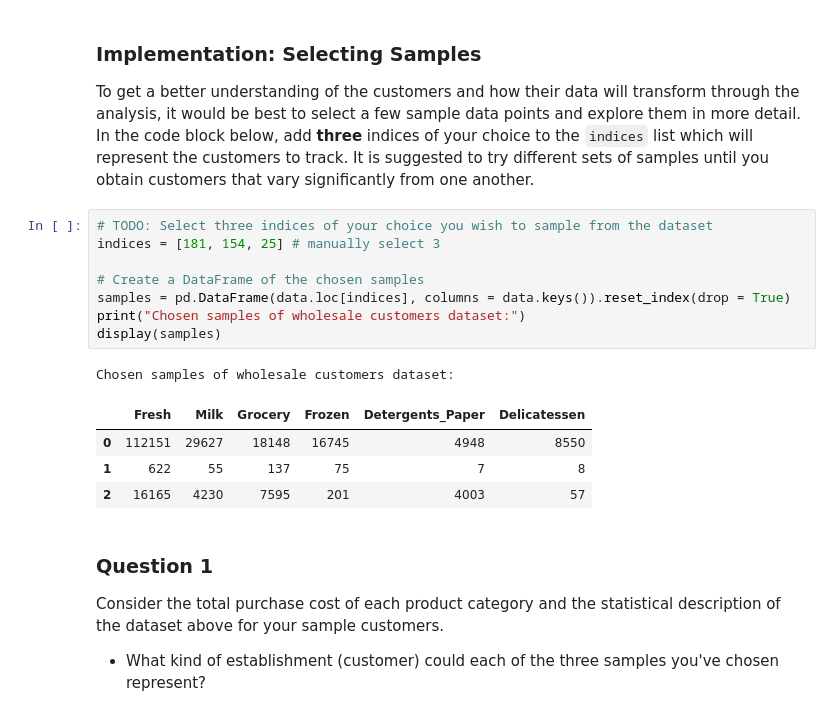
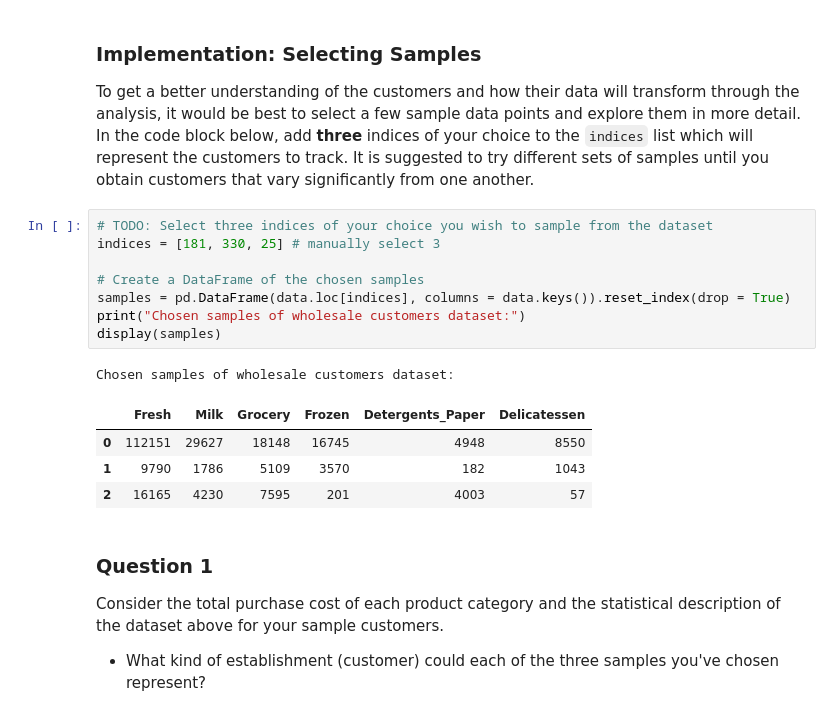
Before and after one commit to jjhz/machine-learning, a Jupyter notebook: projects/customer_segments/customer_segments.ipynb, the cells around one changed output. Cells and saved outputs as stored; diff of their text form.

```diff
--- a/projects/customer_segments/customer_segments.ipynb
+++ b/projects/customer_segments/customer_segments.ipynb
@@ -60,17 +60,17 @@ display(data.describe())
 To get a better understanding of the customers and how their data will transform through the analysis, it would be best to select a few sample data points and explore them in more detail. In the code block below, add **three** indices of your choice to the `indices` list which will represent the customers to track. It is suggested to try different sets of samples until you obtain customers that vary significantly from one another.
 # %%
 # TODO: Select three indices of your choice you wish to sample from the dataset
-indices = [181, 154, 25] # manually select 3
+indices = [181, 330, 25] # manually select 3
 
 # Create a DataFrame of the chosen samples
 samples = pd.DataFrame(data.loc[indices], columns = data.keys()).reset_index(drop = True)
 print("Chosen samples of wholesale customers dataset:")
 display(samples)
 # %% [output]
 Chosen samples of wholesale customers dataset:
 |  | Fresh | Milk | Grocery | Frozen | Detergents_Paper | Delicatessen |
 | 0 | 112151 | 29627 | 18148 | 16745 | 4948 | 8550 |
-| 1 | 622 | 55 | 137 | 75 | 7 | 8 |
+| 1 | 9790 | 1786 | 5109 | 3570 | 182 | 1043 |
 | 2 | 16165 | 4230 | 7595 | 201 | 4003 | 57 |
 # %% [markdown]
 ### Question 1
```
Also changed, not shown: parts of 14 cells of this notebook.
